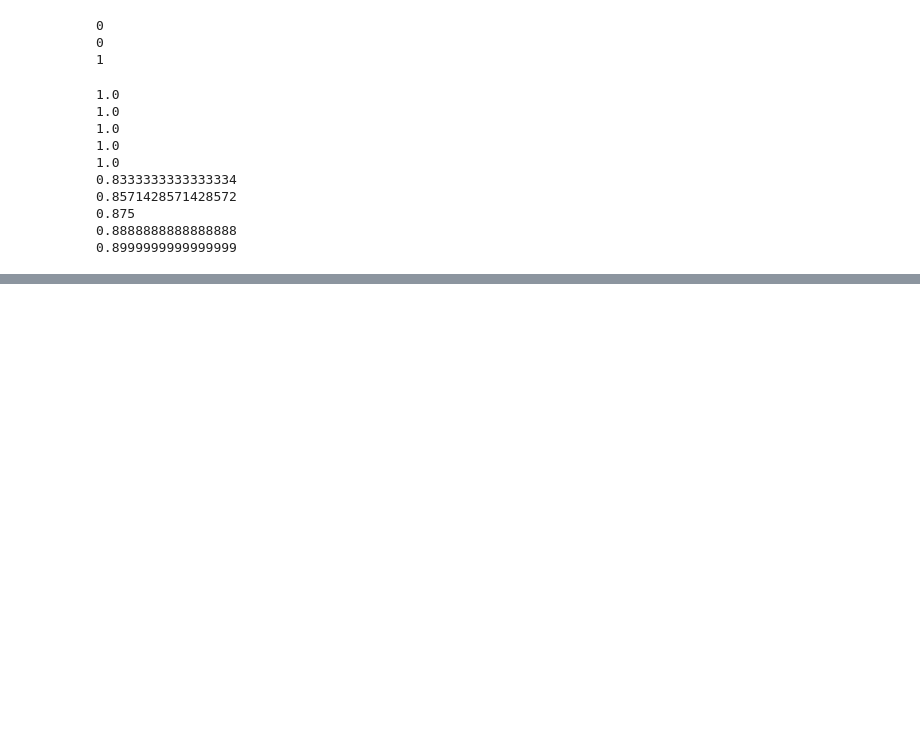
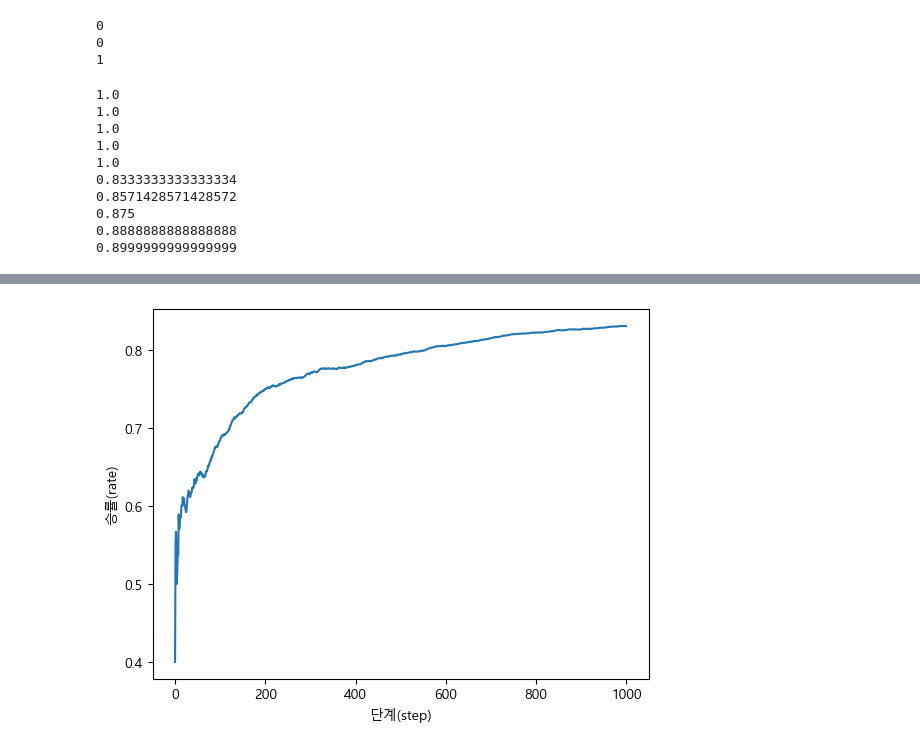
Before and after one commit to jhahncs/Class-Reinforcement-Learning, a Jupyter notebook: ch01/ch01.ipynb, the cells around one changed output, grey strips where cells are left out. Drawn from its saved outputs; the diff is of its cells as text; code cells hidden in the pictures; blank space fills up the shorter version.

```diff
--- a/ch01/ch01.ipynb
+++ b/ch01/ch01.ipynb
@@ -130,0 +203,10 @@ class Agent:
+# %%
+avg_rates = np.average(all_rates, axis=0)  # n번의 실험 결과를 평균내어 하나로 합침
+
+# n번의 실험 결과를 하나의 그래프로 표시
+plt.ylabel('승률(rate)')
+plt.xlabel('단계(step)')
+plt.plot(avg_rates)
+plt.show()
+# %% [output]
+[figure, added]
```
Also changed, not shown: parts of 6 cells of this notebook, 1 other file.
